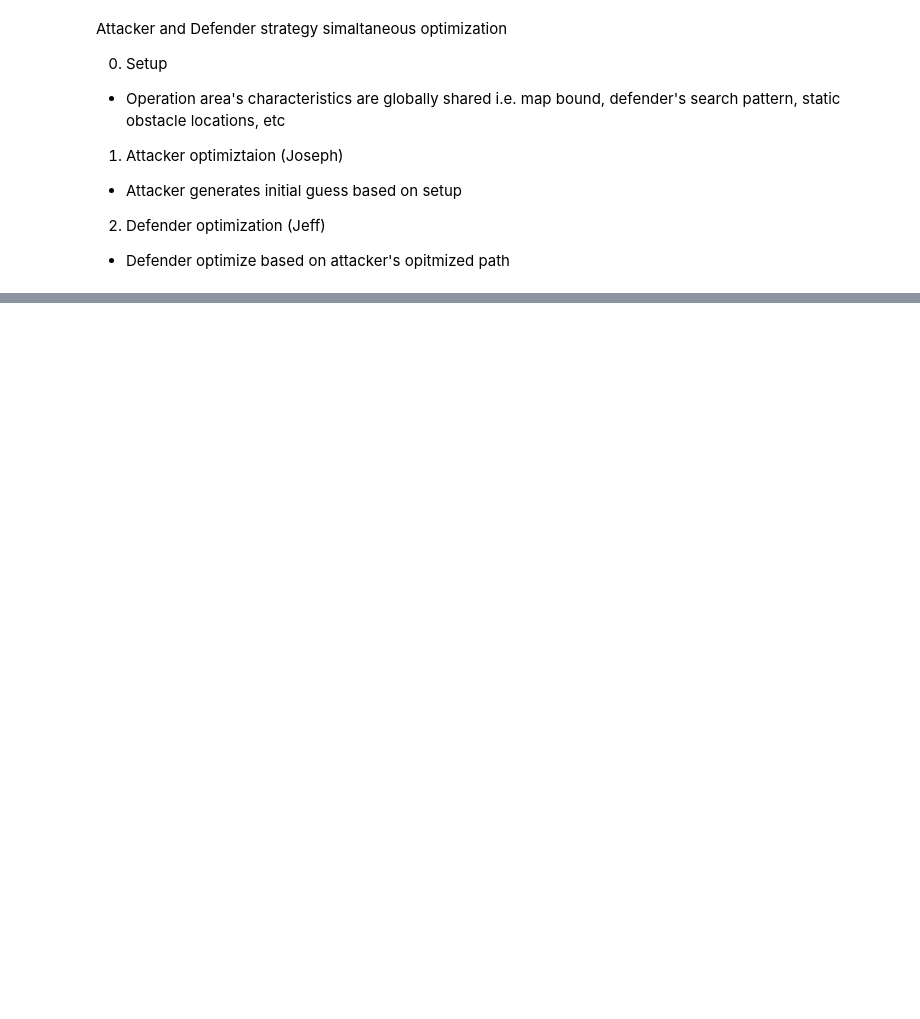
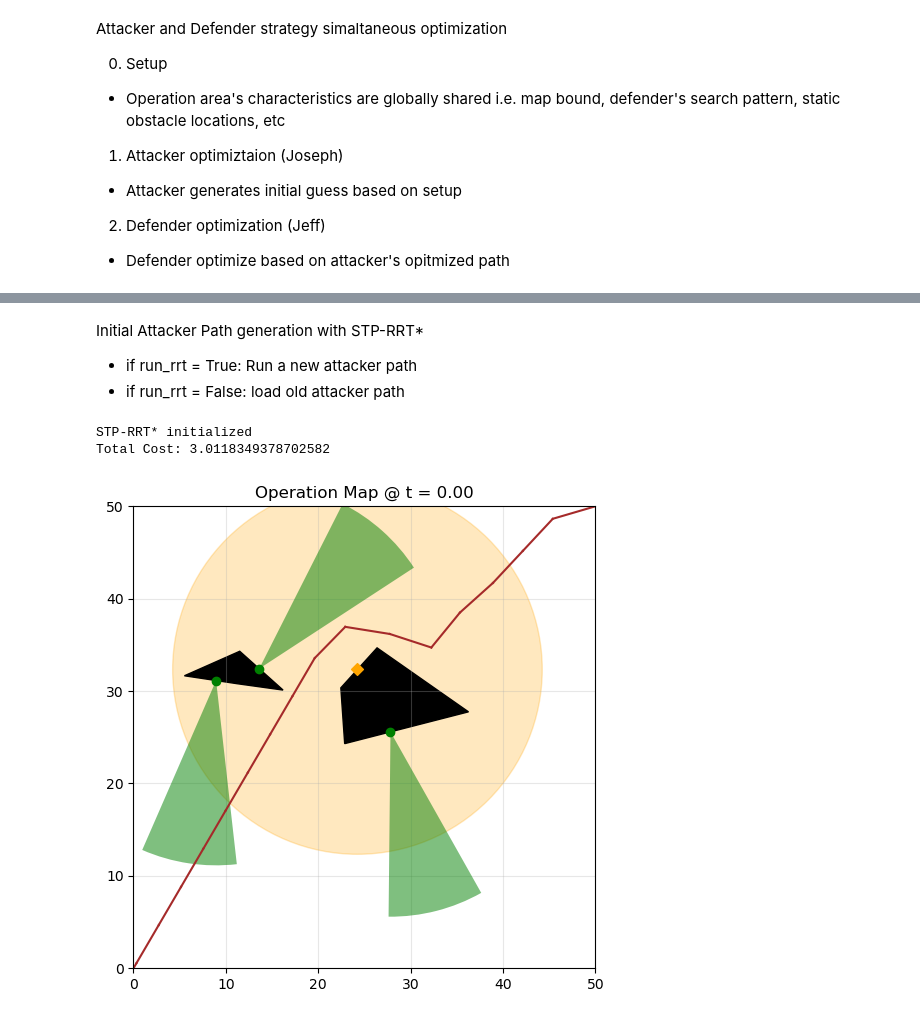
Before and after one commit to jeffersonkim97/Defender_Strategy, a Jupyter notebook: script/attacker_defender_game.ipynb, the cells around one changed output, grey strips where cells are left out. Cells and saved outputs as stored; diff of their text form; code cells hidden in the pictures; blank space fills up the shorter version.

Commit message:
alternating setup for attacker-defender game

```diff
--- a/script/attacker_defender_game.ipynb
+++ b/script/attacker_defender_game.ipynb
@@ -133,2 +112,73 @@ print(A[a:a+b])
+# %%
+# Generate Dynamic Map
+dmap = DynamicMap(map_in, cam_dict)
+map_in['dy'] = dmap
+
+# Vehicle Spec
+vehicle = {}
+vehicle['v'] = vmax
+vehicle['radius'] = 1
+# %% [markdown]
+Initial Attacker Path generation with STP-RRT*
+- if run_rrt = True: Run a new attacker path
+- if run_rrt = False: load old attacker path
 # %%
-# Run STP-RRT* Notebook
+run_rrt = False
+debug = True
+
+# Initialize STP-RRT* Notebook
+rrt_alg = rrt(vmax=vmax, xf=xf, map_size=map_size, vehicle=vehicle, cam_dict=cam_dict, dmap=dmap, max_time=1, map_in=map_in)
+
+if run_rrt:
+
+    # Run STP-RRT*
+    # STP-RRT* Execution parameters
+    x0 = x0          # start point
+    nPartition = 5          # number of trees from the end point
+    compTimeLimit = 600     # computation time limit
+
+    min_dist = np.sqrt((x0[0]-xf[0])**2 + (x0[1]-xf[1])**2)
+    min_time = min_dist/vmax
+
+    tf0 = min_time                 # lower bound on end time randomization
+    tfn = 25                # upper bound on end time randomization
+
+    success_bool, comp_time, total_path_distance, total_path_time, success, path, V_start, V_goal, E_start, E_goal = rrt_alg.standard_Parallel_RRT(x0, nPartition, compTimeLimit, tf0, tfn, debug=debug)
+
+    # Save Initial RRT result to a JSON File
+    rrt_parameters={
+        'success_bool': success_bool,
+        'computation_time': comp_time,
+        'path_distance': total_path_distance,
+        'path_time': total_path_time,
+        'path': path,
+        'Vstart': V_start,
+        'Vgoal': V_goal,
+        'Estart': E_start,
+        'Egoal': E_goal,
+    }
+
+    with open("json/zero_sum_game/rrt_parameters.json", "w") as f:
+        json.dump(rrt_parameters, f, indent=4)
+    print("STP-RRT* Results saved to rrt_parameters.json")
+else:
+    with open("json/zero_sum_game/rrt_parameters.json", 'r') as f:
+        rrt_parameters = json.load(f)
+
+    success_bool = rrt_parameters['success_bool']
+    computation_time = rrt_parameters["computation_time"]
+    total_path_distance = rrt_parameters["path_distance"]
+    total_path_time = rrt_parameters["path_time"]
+    path = rrt_parameters["path"]
+    V_start = rrt_parameters["Vstart"]
+    V_goal = rrt_parameters["Vgoal"]
+    E_start = rrt_parameters["Estart"]
+    E_goal = rrt_parameters["Egoal"]
+
+# Visualize RRT result
+visualize_map_at_time(map_in, cam_dict, t=0, sensor_alpha=0.5, algorithm_result=rrt_parameters)
+print('Total Cost: '+str(rrt_alg.detection_cost_for_path(path)))
+# %% [output]
+STP-RRT* initialized
+Total Cost: 3.0118349378702582
+[figure, added]
```
Also changed, not shown: parts of 13 cells of this notebook, 6 other files.
